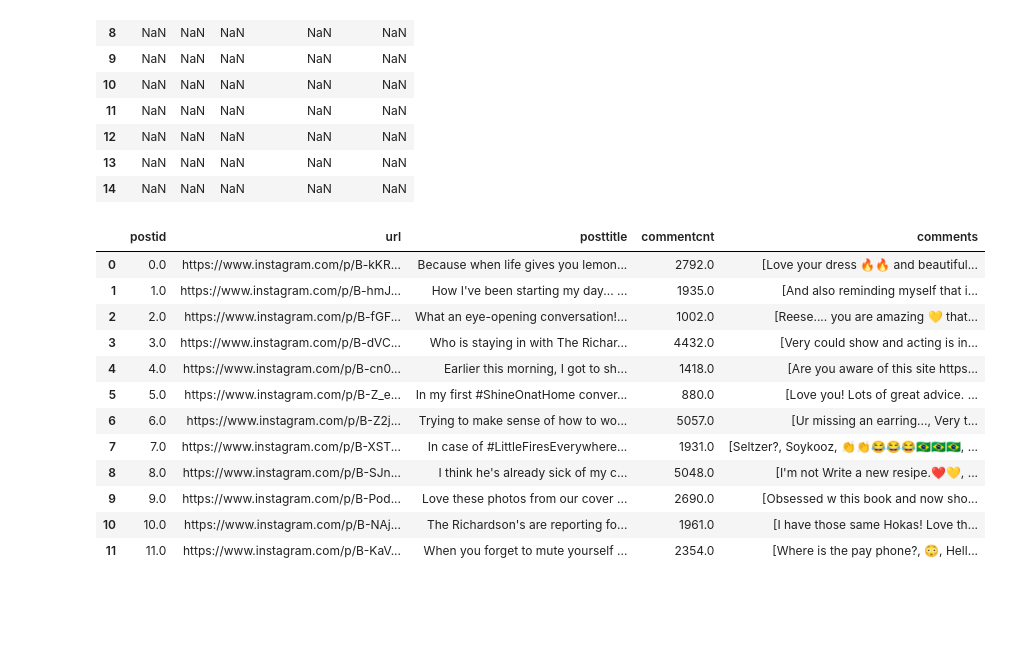
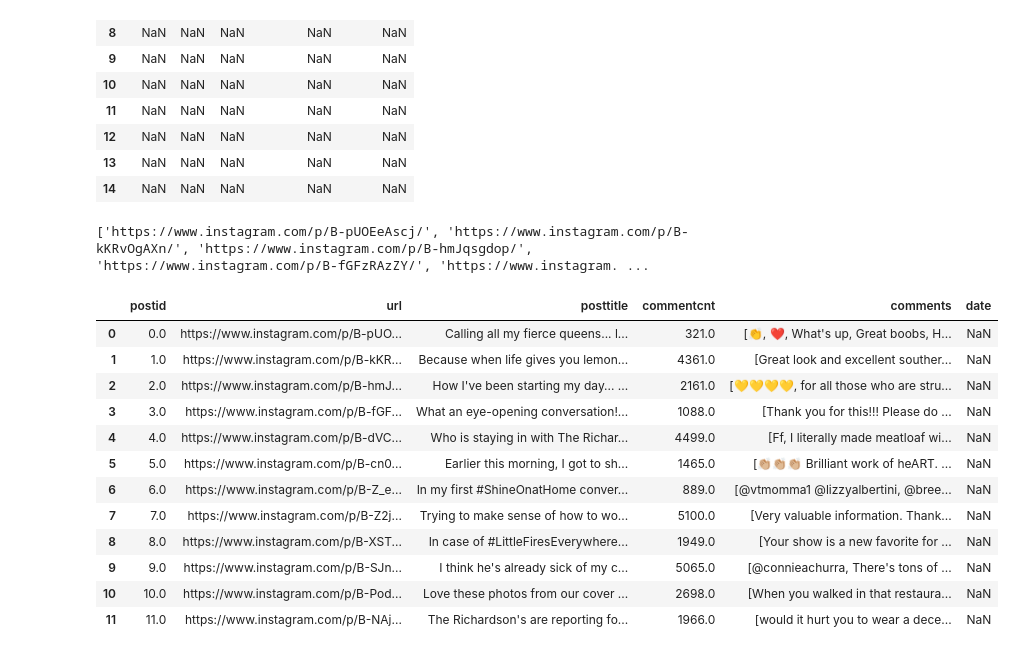
Before and after one commit to varun331/Python, a Jupyter notebook: Webscraping.ipynb, the cells around one changed output. Drawn from its saved outputs; the diff is of its cells as text; code cells hidden in the pictures; blank space fills up the shorter version.

```diff
--- a/Webscraping.ipynb
+++ b/Webscraping.ipynb
@@ -280,43 +283,79 @@ bookclub
 | 14 | NaN | NaN | NaN | NaN | NaN |
 # %%
 bookclub = pd.DataFrame(columns=['postid','url','post','commentcnt','comments'])
+# %%
+# pull url for each post
+
+from selenium import webdriver
+
+import time
+
+driver = webdriver.Chrome()
+
+#https://www.instagram.com/oprahsbookclub/?hl=en
+#"https://www.instagram.com/reesewitherspoon/?hl=en"
+driver.get("https://www.instagram.com/reesewitherspoon/?hl=en")
+
+lenOfPage = 5
+#scroll
+#lenOfPage = driver.execute_script("window.scrollTo(0,document.body.scrollHeight);var lenOfPage=document.body.scrollHeight; return lenOfPage;")
+
+match = False
+while(match==False):
+    lastCount = lenOfPage
+    time.sleep(3)
+    lenOfPage = driver.execute_script("window.scrollTo(0,document.body.scrollHeight);var lenOfPage=5; return lenOfPage;")
+    #lenOfPage = driver.execute_script("window.scrollTo(0,document.body.scrollHeight);var lenOfPage=document.body.scrollHeight; return lenOfPage;")
+    if lastCount == lenOfPage:
+        match=True
+
+posts = []
+links = driver.find_elements_by_tag_name('a')
+for link in links:
+    post = link.get_attribute('href')
+    if '/p/' in post:
+        posts.append(post)
+
+print (posts)
+# %% [output]
+['https://www.instagram.com/p/B-pUOEeAscj/', 'https://www.instagram.com/p/B-kKRvOgAXn/', 'https://www.instagram.com/p/B-hmJqsgdop/', 'https://www.instagram.com/p/B-fGFzRAzZY/', 'https://www.instagram. ...
 # %%
 import pandas as pd
-bookclub = pd.DataFrame(columns=['postid','url','posttitle','commentcnt','comments'])
+bookclub = pd.DataFrame(columns=['postid','url','posttitle','commentcnt','comments','date'])
 
 for r in range(0,len(posts)):
     bookclub = bookclub.append({'postid':r},ignore_index=True)
     bookclub['url'].iloc[r] = posts[r]
     session = requests.Session()
     url = posts[r]
     urlreq = requests.get(url)
     html = urlreq.text
     bs_html = BeautifulSoup(html)
     scripts = bs_html.select('script[type="text/javascript"]')
     scripts_content = json.loads(scripts[3].text.strip('window._sharedData=  ').strip(';'),strict=False)
     data= scripts_content['entry_data']['PostPage'][0]['graphql']
     post = data['shortcode_media']['edge_media_to_caption']['edges'][0]['node']['text']
     bookclub['posttitle'].iloc[r] = post
     commentcnt = data['shortcode_media']['edge_media_to_parent_comment']['count']
     bookclub['commentcnt'].iloc[r] =  commentcnt
     loc = len(data['shortcode_media']['edge_media_to_parent_comment']['edges'])
     cmt = []
     for c in range(0,loc):
         cmt.append(''.join(data['shortcode_media']['edge_media_to_parent_comment']['edges'][c]['node']['text']))
     bookclub['comments'].iloc[r] = cmt
 
 bookclub
 # %% [output]
-|  | postid | url | posttitle | commentcnt | comments |
-| 0 | 0.0 | https://www.instagram.com/p/B-kKR... | Because when life gives you lemon... | 2792.0 | [Love your dress 🔥🔥 and beautiful... |
-| 1 | 1.0 | https://www.instagram.com/p/B-hmJ... | How I've been starting my day... ... | 1935.0 | [And also reminding myself that i... |
-| 2 | 2.0 | https://www.instagram.com/p/B-fGF... | What an eye-opening conversation!... | 1002.0 | [Reese.... you are amazing 💛 that... |
-| 3 | 3.0 | https://www.instagram.com/p/B-dVC... | Who is staying in with The Richar... | 4432.0 | [Very could show and acting is in... |
-| 4 | 4.0 | https://www.instagram.com/p/B-cn0... | Earlier this morning, I got to sh... | 1418.0 | [Are you aware of this site https... |
-| 5 | 5.0 | https://www.instagram.com/p/B-Z_e... | In my first #ShineOnatHome conver... | 880.0 | [Love you! Lots of great advice. ... |
-| 6 | 6.0 | https://www.instagram.com/p/B-Z2j... | Trying to make sense of how to wo... | 5057.0 | [Ur missing an earring..., Very t... |
-| 7 | 7.0 | https://www.instagram.com/p/B-XST... | In case of #LittleFiresEverywhere... | 1931.0 | [Seltzer?, Soykooz, 👏👏😂😂😂🇧🇷🇧🇷🇧🇷, ... |
-| 8 | 8.0 | https://www.instagram.com/p/B-SJn... | I think he's already sick of my c... | 5048.0 | [I'm not Write a new resipe.❤️💛, ... |
-| 9 | 9.0 | https://www.instagram.com/p/B-Pod... | Love these photos from our cover ... | 2690.0 | [Obsessed w this book and now sho... |
-| 10 | 10.0 | https://www.instagram.com/p/B-NAj... | The Richardson's are reporting fo... | 1961.0 | [I have those same Hokas! Love th... |
-| 11 | 11.0 | https://www.instagram.com/p/B-KaV... | When you forget to mute yourself ... | 2354.0 | [Where is the pay phone?, 😳, Hell... |
+|  | postid | url | posttitle | commentcnt | comments | date |
+| 0 | 0.0 | https://www.instagram.com/p/B-pUO... | Calling all my fierce queens... l... | 321.0 | [👏, ❤️, What's up, Great boobs, H... | NaN |
+| 1 | 1.0 | https://www.instagram.com/p/B-kKR... | Because when life gives you lemon... | 4361.0 | [Great look and excellent souther... | NaN |
+| 2 | 2.0 | https://www.instagram.com/p/B-hmJ... | How I've been starting my day... ... | 2161.0 | [💛💛💛💛, for all those who are stru... | NaN |
+| 3 | 3.0 | https://www.instagram.com/p/B-fGF... | What an eye-opening conversation!... | 1088.0 | [Thank you for this!!! Please do ... | NaN |
+| 4 | 4.0 | https://www.instagram.com/p/B-dVC... | Who is staying in with The Richar... | 4499.0 | [Ff, I literally made meatloaf wi... | NaN |
+| 5 | 5.0 | https://www.instagram.com/p/B-cn0... | Earlier this morning, I got to sh... | 1465.0 | [👏🏼👏🏼👏🏼 Brilliant work of heART. ... | NaN |
+| 6 | 6.0 | https://www.instagram.com/p/B-Z_e... | In my first #ShineOnatHome conver... | 889.0 | [@vtmomma1 @lizzyalbertini, @bree... | NaN |
+| 7 | 7.0 | https://www.instagram.com/p/B-Z2j... | Trying to make sense of how to wo... | 5100.0 | [Very valuable information. Thank... | NaN |
+| 8 | 8.0 | https://www.instagram.com/p/B-XST... | In case of #LittleFiresEverywhere... | 1949.0 | [Your show is a new favorite for ... | NaN |
+| 9 | 9.0 | https://www.instagram.com/p/B-SJn... | I think he's already sick of my c... | 5065.0 | [@connieachurra, There's tons of ... | NaN |
+| 10 | 10.0 | https://www.instagram.com/p/B-Pod... | Love these photos from our cover ... | 2698.0 | [When you walked in that restaura... | NaN |
+| 11 | 11.0 | https://www.instagram.com/p/B-NAj... | The Richardson's are reporting fo... | 1966.0 | [would it hurt you to wear a dece... | NaN |
```
Also changed, not shown: parts of 11 cells of this notebook.
